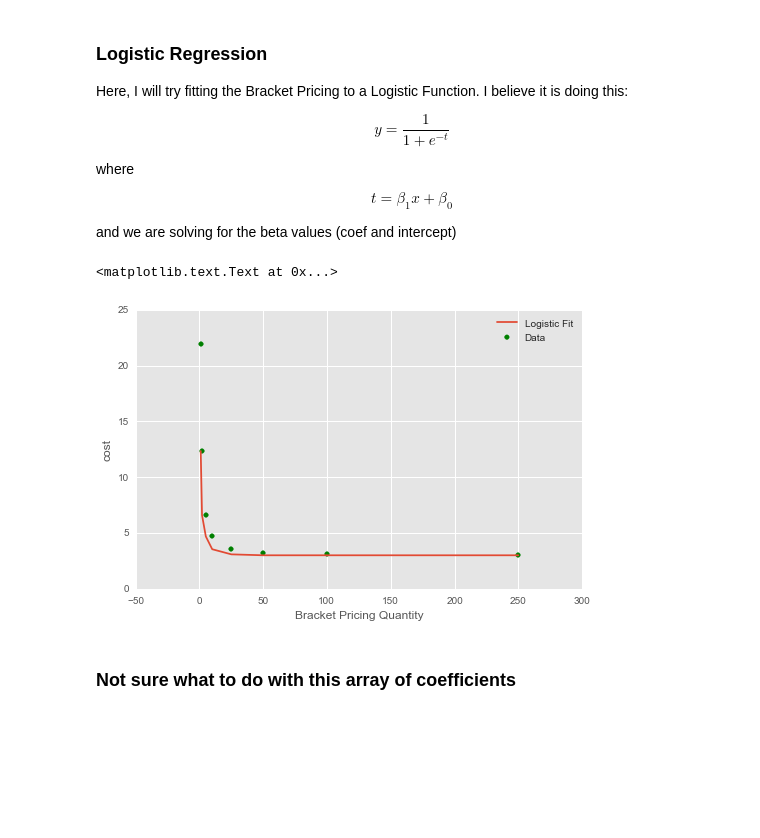
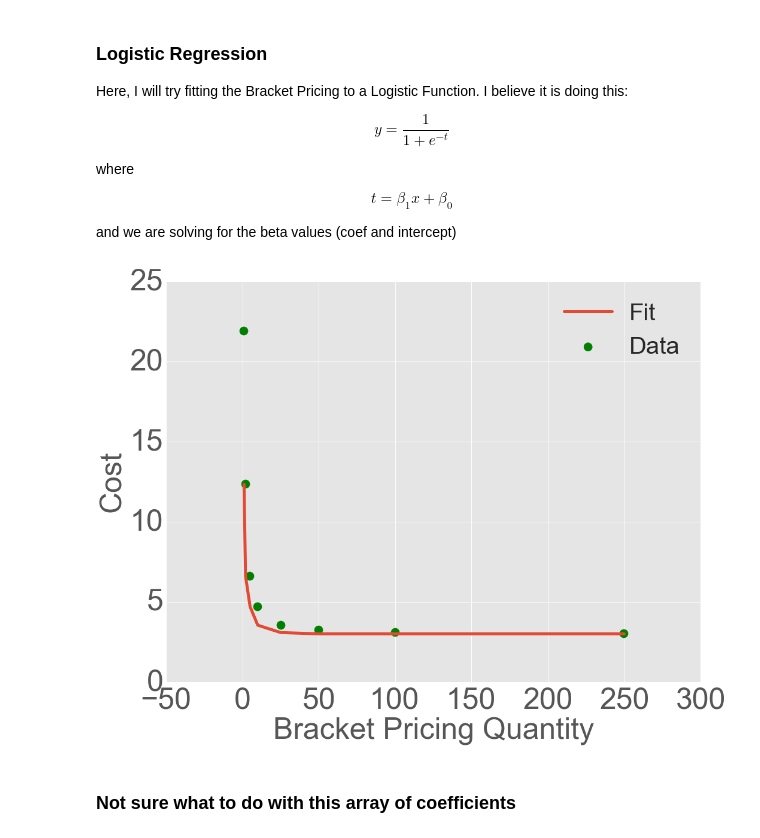
Before and after one commit to ayfu/CDIPS15_TeamCat, a Jupyter notebook: Exploration2_condensed.ipynb, the cells around one changed output. Saved outputs shown, nothing was run; the diff lists cells and outputs as text; code cells hidden in the pictures; blank space fills up the shorter version.

```diff
--- a/Exploration2_condensed.ipynb
+++ b/Exploration2_condensed.ipynb
@@ -65,6 +67,7 @@ quant_1[['quantity_1','quantity_2','quantity_3','totalQuant']].head()
 # %% [markdown]
 Most assemblies have 2,3, or 4 parts. Not sure what 0 parts is supposed to mean. Maybe look into that in more detail later.
 # %%
+plt.style.use('ggplot')
 print quant_1['totalQuant'].unique()
 quant_1['totalQuant'].value_counts().plot(kind = 'bar')
 # plt.bar(train3['totalQuant'].unique(),train3['totalQuant'].value_counts())
@@ -78,7 +81,7 @@ plt.ylabel('Frequency')
 No obvious direct connection. There are other orthogonal variables influencing cost more than quantity.
 # %%
 fig, ax = plt.subplots(figsize = (8,5))
-
+plt.style.use('ggplot')
 quantityplot = quant_1[['totalQuant','cost']]
 ax.scatter(quant_1['totalQuant'].values,quant_1['cost'].values, color = 'Purple')
 ax.set_xlabel('total quantity ordered')
@@ -97,6 +100,7 @@ I felt that we should look at the  ['cost','quantity_1','quantity_2','quantity_3
 pairData = quant_1[['cost','quantity_1','quantity_2','quantity_3','diameter','wall','length','num_bends','bend_radius','year','month','day','totalQuant']].copy()
 # %%
 # fig, ax = plt.subplots(figsize = (16,16))
+plt.style.use('ggplot')
 pd.tools.plotting.scatter_matrix(pairData, alpha=0.2, figsize = (16,16))
 plt.tight_layout()
 plt.savefig('scatter_matrix.png')
@@ -194,20 +200,22 @@ and we are solving for the beta values (coef and intercept)
 # %%
 from sklearn.linear_model import LogisticRegression
 ta02_data_quantlogit = ta02.loc[:, ['quantity']] # I need to do ['quantity'] or else python thinks the array is size 1
 ta02_data_costlogit = ta02.loc[:, 'cost']
 logit = LogisticRegression(fit_intercept = True)
 logit.fit(ta02_data_quantlogit, ta02_data_costlogit)
 
-fig, ax = plt.subplots(figsize = (8,5))
+fig, ax = plt.subplots(figsize = (16,12))
 
-ax.scatter(ta02_data_quantlogit, ta02_data_costlogit, color='green', label = 'Data')
-ax.plot(ta02_data_quantlogit,logit.predict(ta02_data_quantlogit), label = 'Logistic Fit')
-ax.legend(loc=1)
-ax.set_xlabel('Bracket Pricing Quantity')
-ax.set_ylabel('cost')
+ax.scatter(ta02_data_quantlogit, ta02_data_costlogit, color='green', label = 'Data', s = 200)
+ax.plot(ta02_data_quantlogit,logit.predict(ta02_data_quantlogit), label = 'Fit', lw = 5)
+ax.legend(loc=1, fontsize = 40)
+ax.set_xlabel('Bracket Pricing Quantity',fontsize = 50)
+ax.set_ylabel('Cost', fontsize = 50)
+ax.tick_params(labelsize =50)
+# ax.set_title('Bracket vs. Cost', fontsize = 32)
+plt.savefig('bracketcost.png')
 # %% [output]
-<matplotlib.text.Text at 0x...>
-[figure, old version]
+[figure, new version]
 # %% [markdown]
 ### Not sure what to do with this array of coefficients
 # %%
```
Also changed, not shown: parts of 5 cells of this notebook, 27 other files.
